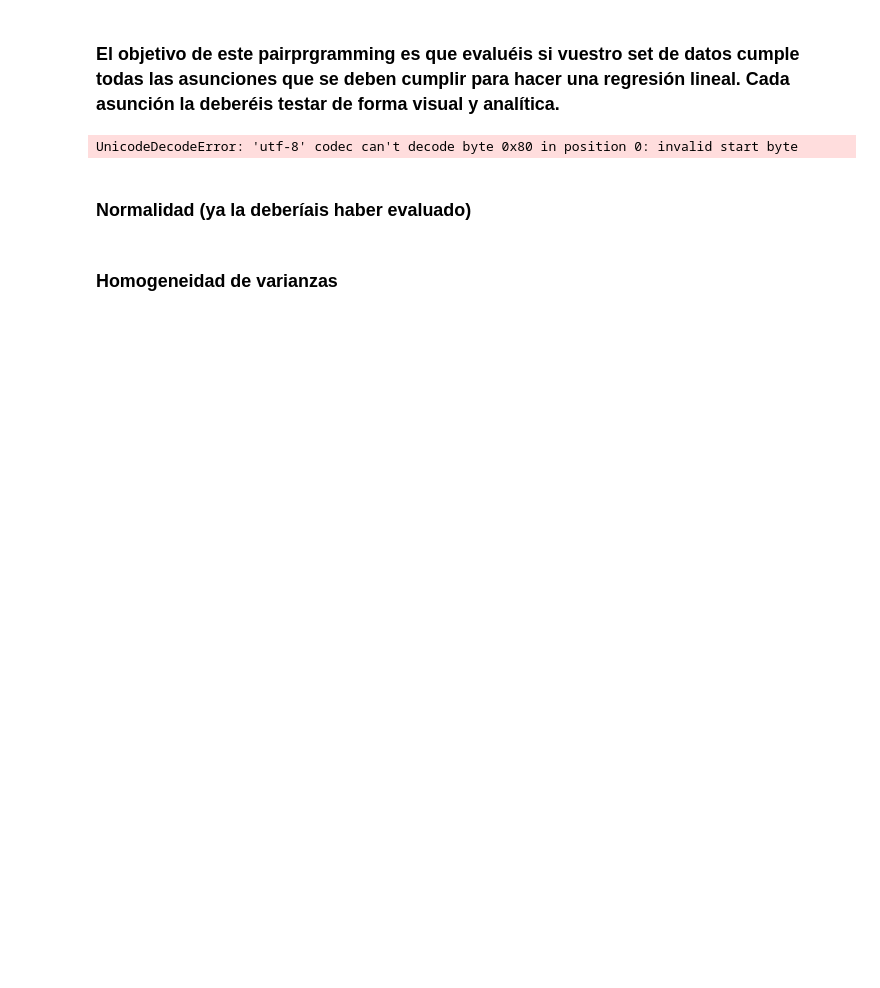
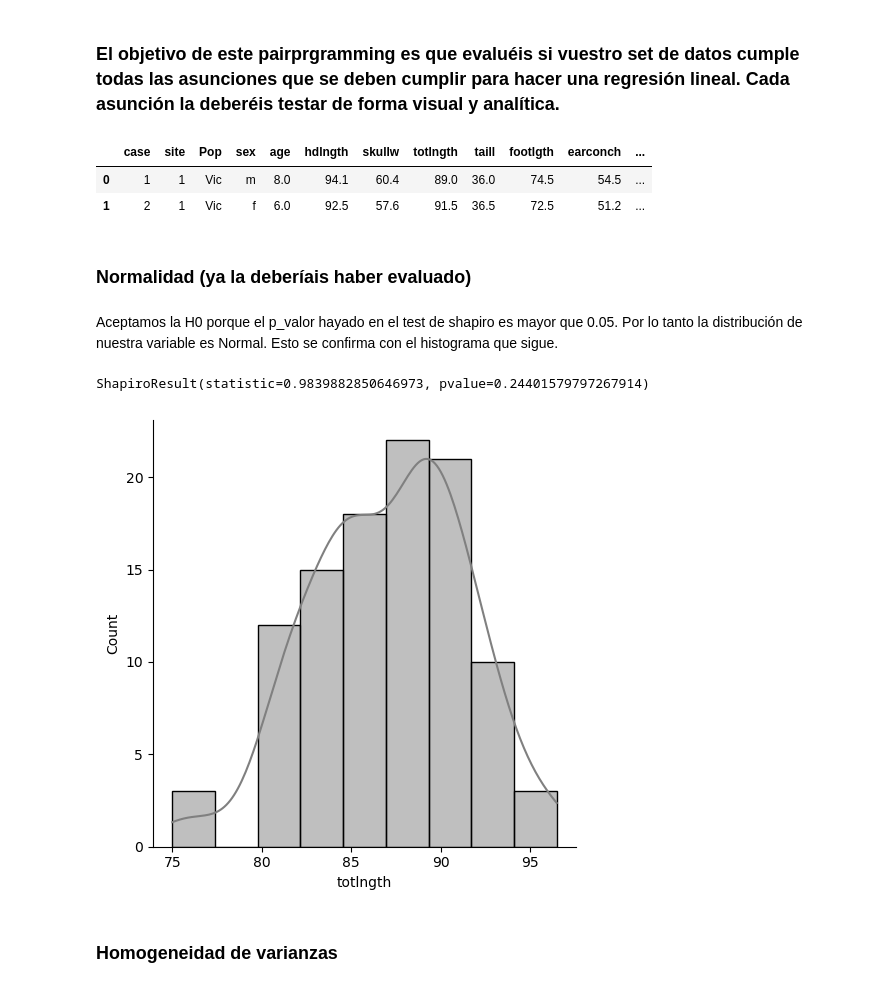
Before and after one commit to Adalab/-DA-promo-b-modulo-3-sprint-1-Maria-Ana, a Jupyter notebook: pair-programming-4-Asunciones/pair-programming-4-Asunciones.ipynb, the cells around one changed output. Drawn from its saved outputs; the diff is of its cells as text; code cells hidden in the pictures; blank space fills up the shorter version.

```diff
--- a/pair-programming-4-Asunciones/pair-programming-4-Asunciones.ipynb
+++ b/pair-programming-4-Asunciones/pair-programming-4-Asunciones.ipynb
@@ -15,10 +15,26 @@ plt.rcParams["figure.figsize"] = (10,8)
 # %% [markdown]
 ### El objetivo de este pairprgramming es que evaluéis si vuestro set de datos cumple todas las asunciones que se deben cumplir para hacer una regresión lineal. Cada asunción la deberéis testar de forma visual y analítica.
 # %%
-df = pd.read_csv('../datos/possum_limpio.pkl')
+df = pd.read_pickle('../datos/possum_limpio.pkl')
-# %% [output]
-UnicodeDecodeError: 'utf-8' codec can't decode byte 0x80 in position 0: invalid start byte
+# %%
+df.head(2)
+# %% [output]
+|  | case | site | Pop | sex | age | hdlngth | skullw | totlngth | taill | footlgth | earconch | ... |
+| 0 | 1 | 1 | Vic | m | 8.0 | 94.1 | 60.4 | 89.0 | 36.0 | 74.5 | 54.5 | ... |
+| 1 | 2 | 1 | Vic | f | 6.0 | 92.5 | 57.6 | 91.5 | 36.5 | 72.5 | 51.2 | ... |
 # %% [markdown]
 ### Normalidad (ya la deberíais haber evaluado)
+# %% [markdown]
+Aceptamos la H0 porque el p_valor hayado en el test de shapiro es mayor que 0.05. Por lo tanto la distribución de nuestra variable es Normal. Esto se confirma con el histograma que sigue.
+# %%
+# test de shapiro
+stats.shapiro(df["totlngth"])
+# %% [output]
+ShapiroResult(statistic=0.9839882850646973, pvalue=0.24401579797267914)
+# %%
+# representación visual de la distribución, mediante un displot.
+sns.displot(df["totlngth"], kde = True, color = "grey");
+# %% [output]
+[figure, added]
 # %% [markdown]
 ### Homogeneidad de varianzas
```
Also changed, not shown: parts of 5 cells of this notebook.
